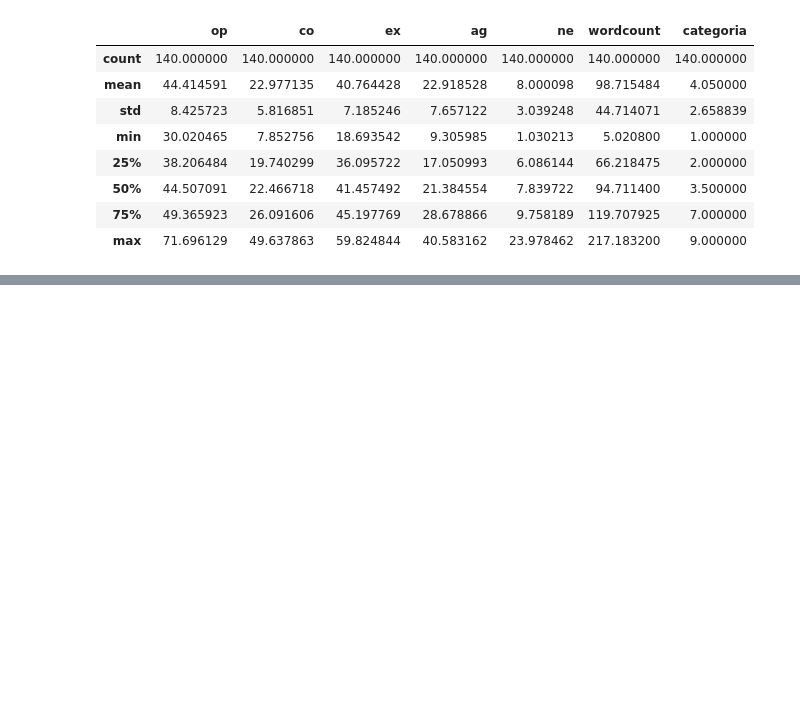
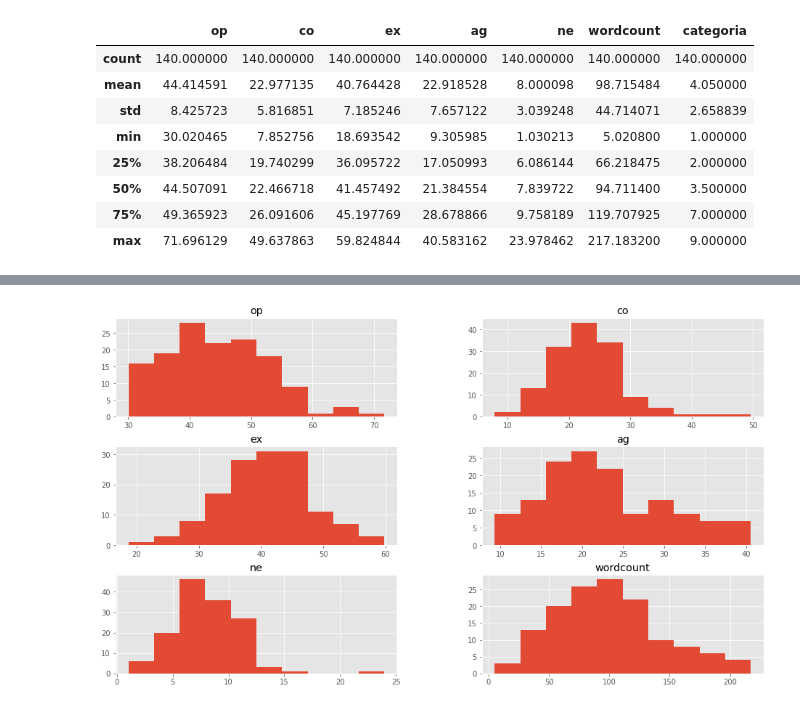
Before and after one commit to Simon-creator-jara/Inteligencia_artificial, a Jupyter notebook: Tecnica_jerarquica.ipynb, the cells around one changed output, grey strips where cells are left out. Drawn from its saved outputs; the diff is of its cells as text; code cells hidden in the pictures; blank space fills up the shorter version.

```diff
--- a/Tecnica_jerarquica.ipynb
+++ b/Tecnica_jerarquica.ipynb
@@ -45,0 +60,5 @@ datos.describe()
+# %%
+datos.drop(['categoria'],1).hist()
+plt.show()
+# %% [output]
+[figure, added]
```
Also changed, not shown: parts of 12 cells of this notebook.
